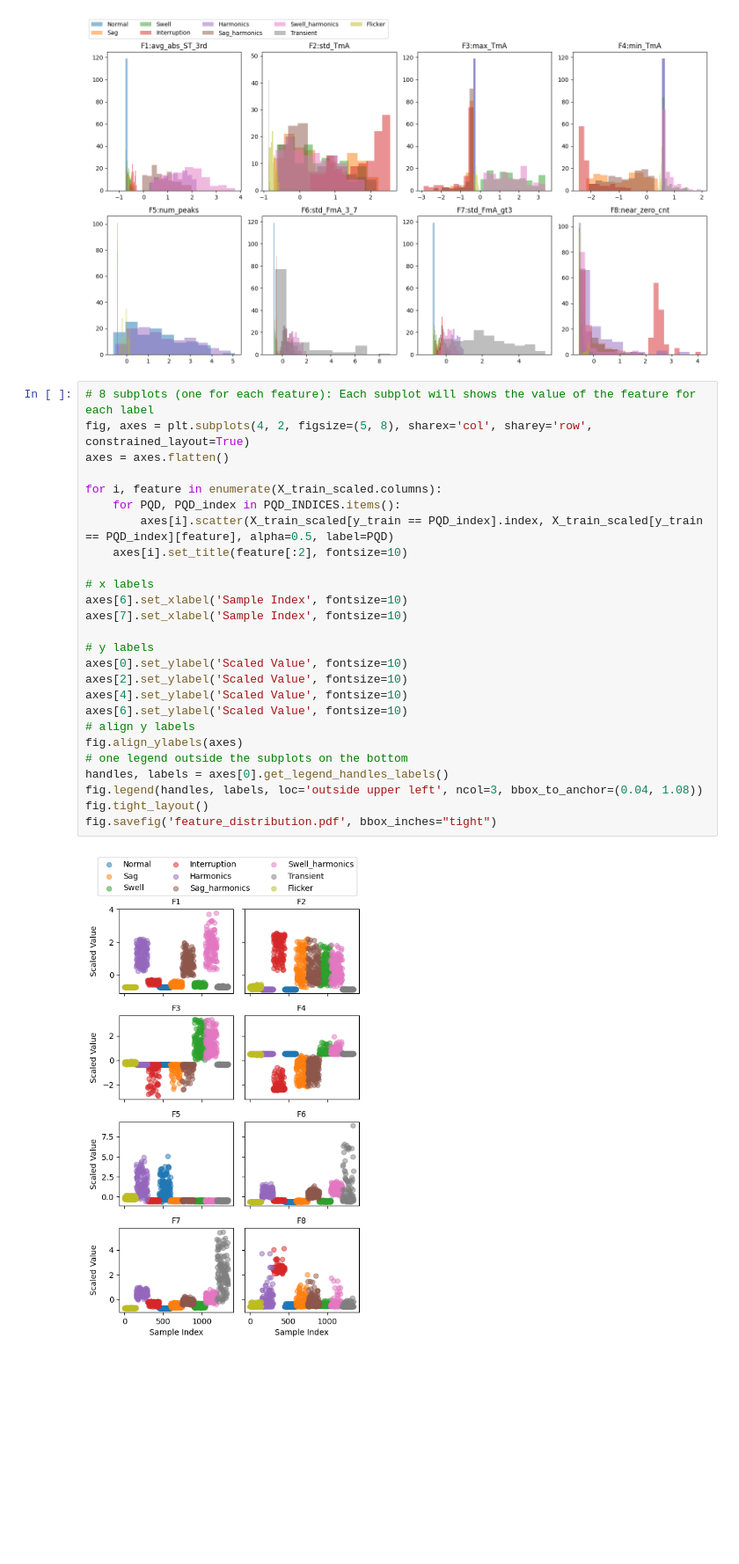
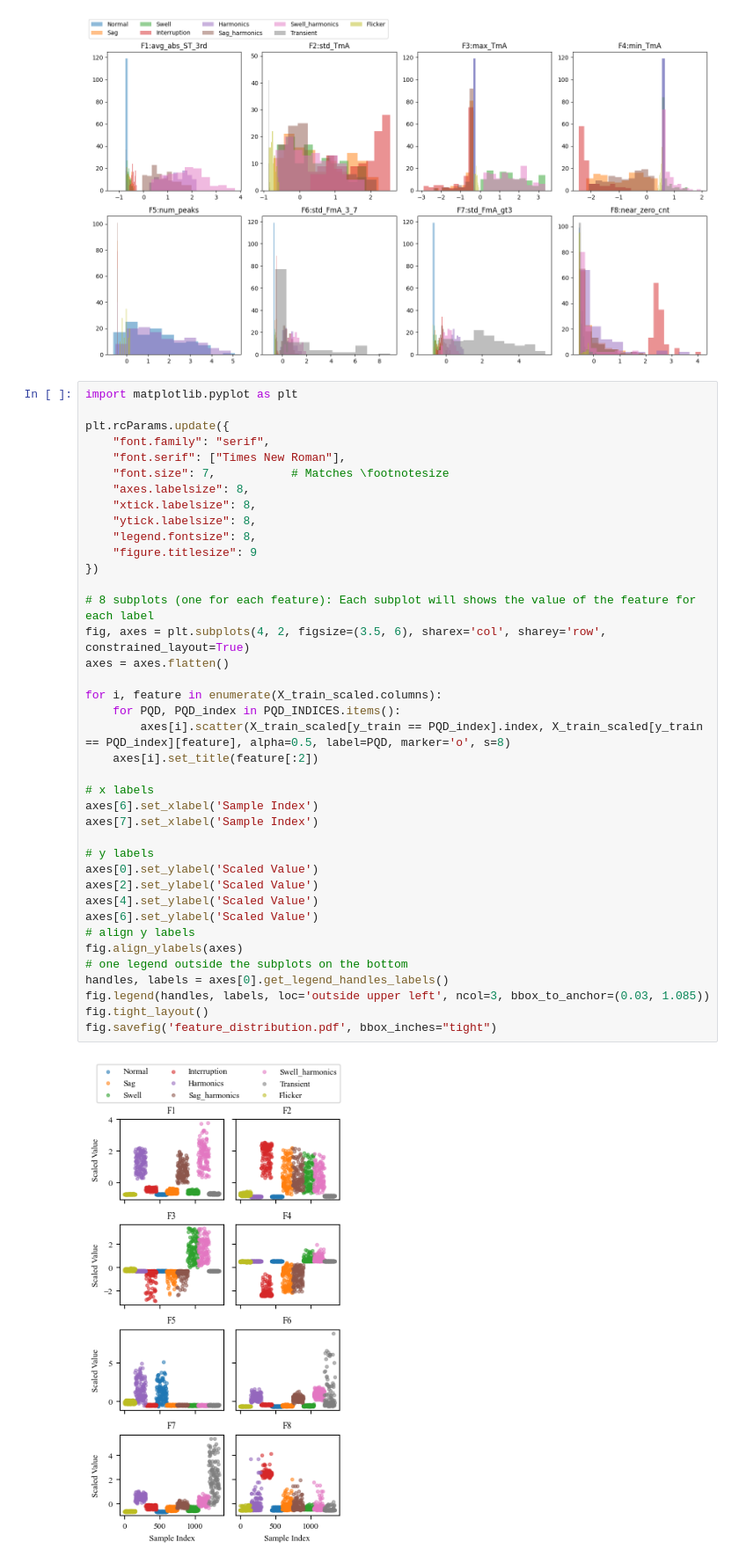
Before and after one commit to Kibestar/EE4C12---Machine-Learning-Project, a Jupyter notebook: Code/01 Task/paul/PAUL_all_feature_visualization.ipynb, the cells around one changed output. Shown at 88% size. Drawn from its saved outputs; the diff is of its cells as text; blank space fills up the shorter version.

Commit message:
changed plots

```diff
--- a/Code/01 Task/paul/PAUL_all_feature_visualization.ipynb
+++ b/Code/01 Task/paul/PAUL_all_feature_visualization.ipynb
@@ -44,33 +44,46 @@ fig.tight_layout()
 # %% [output]
 [figure]
 # %%
+import matplotlib.pyplot as plt
+
+plt.rcParams.update({
+    "font.family": "serif",
+    "font.serif": ["Times New Roman"],
+    "font.size": 7,           # Matches \footnotesize
+    "axes.labelsize": 8,
+    "xtick.labelsize": 8,
+    "ytick.labelsize": 8,
+    "legend.fontsize": 8,
+    "figure.titlesize": 9
+})
+
 # 8 subplots (one for each feature): Each subplot will shows the value of the feature for each label
-fig, axes = plt.subplots(4, 2, figsize=(5, 8), sharex='col', sharey='row', constrained_layout=True)
+fig, axes = plt.subplots(4, 2, figsize=(3.5, 6), sharex='col', sharey='row', constrained_layout=True)
 axes = axes.flatten()
 
 for i, feature in enumerate(X_train_scaled.columns):
     for PQD, PQD_index in PQD_INDICES.items():
-        axes[i].scatter(X_train_scaled[y_train == PQD_index].index, X_train_scaled[y_train == PQD_index][feature], alpha=0.5, label=PQD)
-    axes[i].set_title(feature[:2], fontsize=10)
+        axes[i].scatter(X_train_scaled[y_train == PQD_index].index, X_train_scaled[y_train == PQD_index][feature], alpha=0.5, label=PQD, marker='o', s=8)
+    axes[i].set_title(feature[:2])
 
 # x labels
-axes[6].set_xlabel('Sample Index', fontsize=10)
-axes[7].set_xlabel('Sample Index', fontsize=10)
+axes[6].set_xlabel('Sample Index')
+axes[7].set_xlabel('Sample Index')
 
 # y labels
-axes[0].set_ylabel('Scaled Value', fontsize=10)
-axes[2].set_ylabel('Scaled Value', fontsize=10)
-axes[4].set_ylabel('Scaled Value', fontsize=10)
-axes[6].set_ylabel('Scaled Value', fontsize=10)
+axes[0].set_ylabel('Scaled Value')
+axes[2].set_ylabel('Scaled Value')
+axes[4].set_ylabel('Scaled Value')
+axes[6].set_ylabel('Scaled Value')
 # align y labels
 fig.align_ylabels(axes)
 # one legend outside the subplots on the bottom
 handles, labels = axes[0].get_legend_handles_labels()
-fig.legend(handles, labels, loc='outside upper left', ncol=3, bbox_to_anchor=(0.04, 1.08))
+fig.legend(handles, labels, loc='outside upper left', ncol=3, bbox_to_anchor=(0.03, 1.085))
 fig.tight_layout()
 fig.savefig('feature_distribution.pdf', bbox_inches="tight")
 # %% [output]
-[figure, old version]
+[figure, new version]
 # %%
 # # Now the same with all noise levels
 # from import_folder import import_all_noiselevel_data
```
Also changed, not shown: 7 other files.
